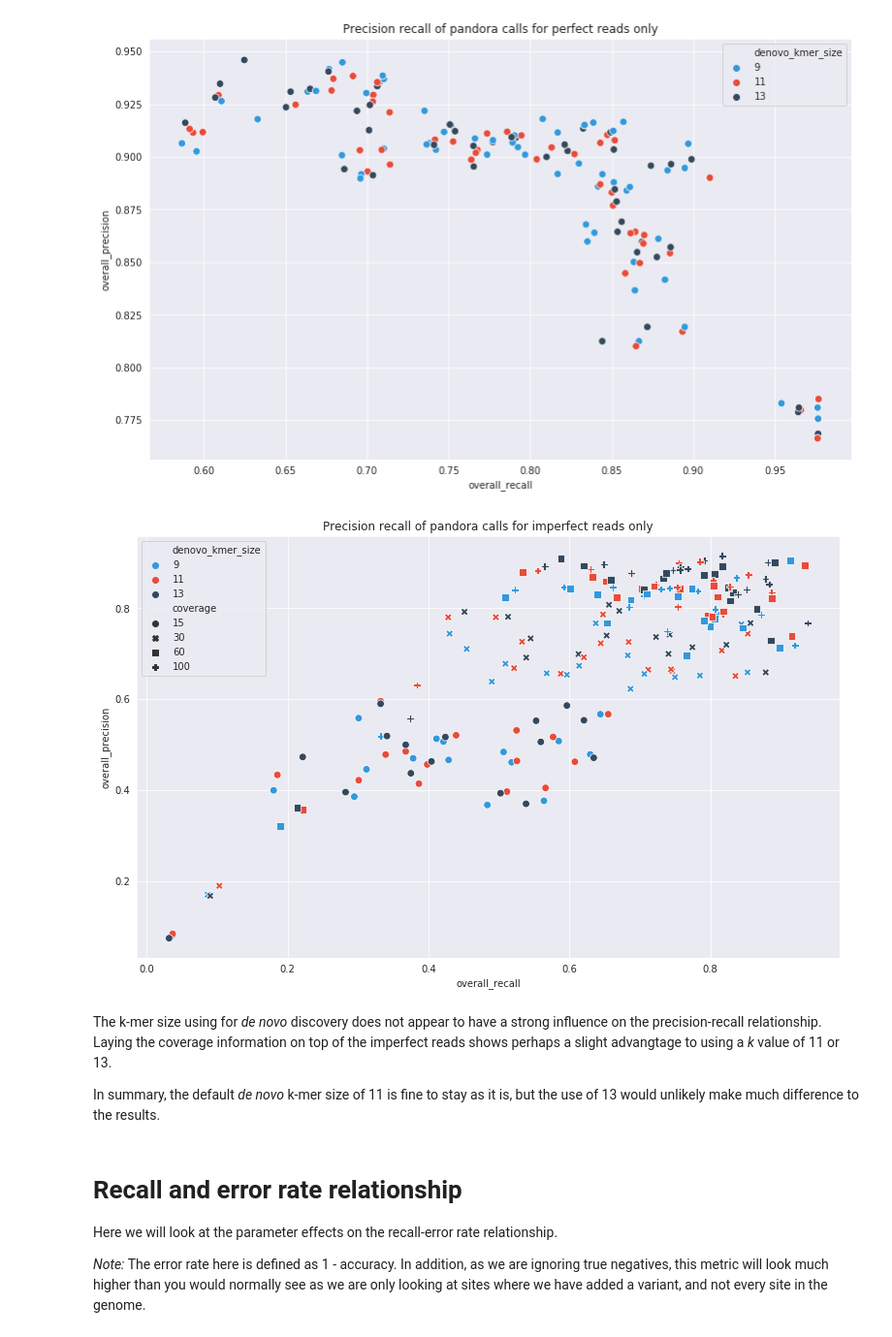
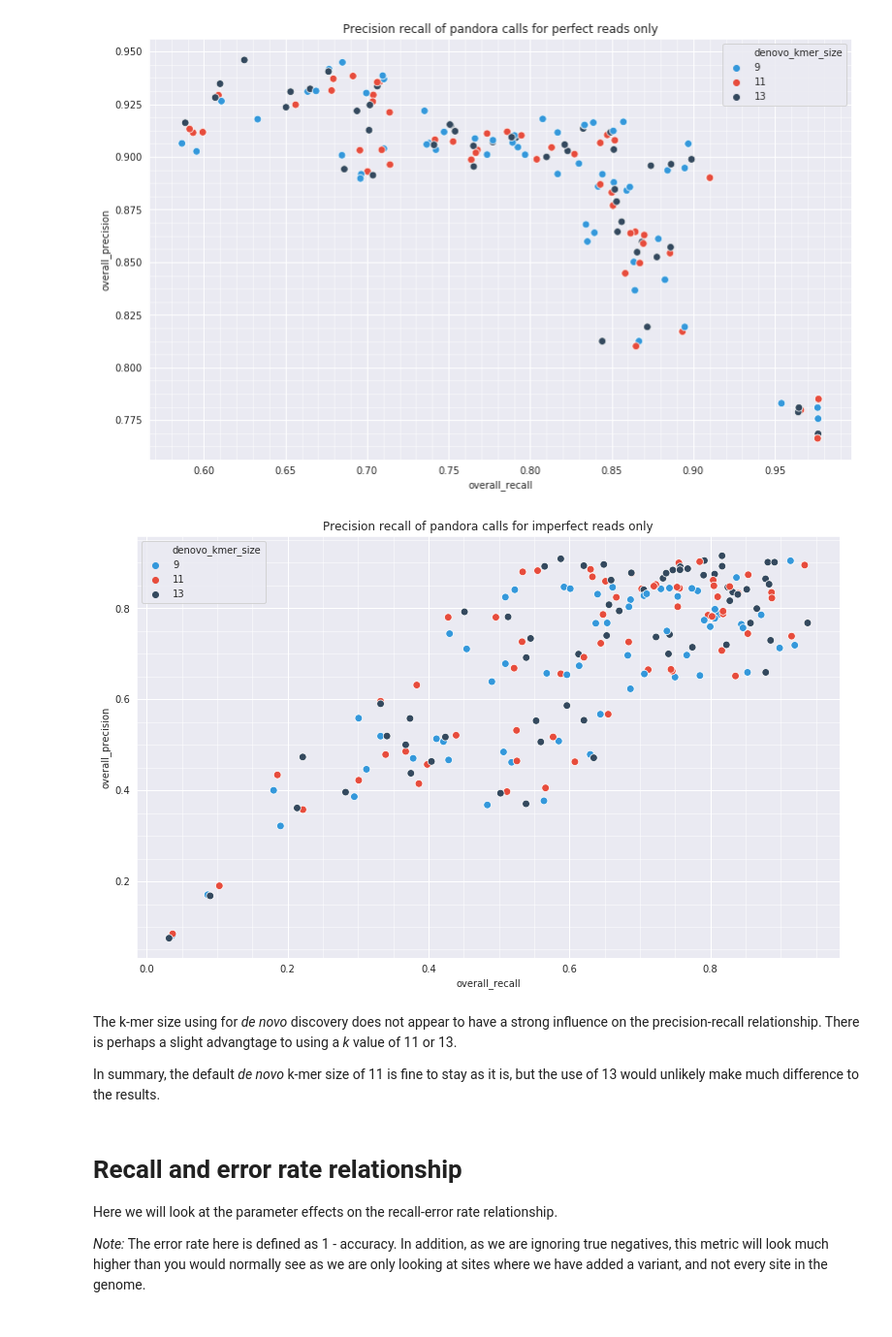
Before and after one commit to mbhall88/pandora_simulations, a Jupyter notebook: scripts/results.ipynb, the cells around one changed output. Shown at 97% size. Saved outputs shown, nothing was run; the diff lists cells and outputs as text; code cells hidden in the pictures.

```diff
--- a/scripts/results.ipynb
+++ b/scripts/results.ipynb
@@ -376,19 +447,23 @@ _ = plot.set(title="Precision recall of pandora calls for perfect reads only")
 # %%
 fig, ax = plt.subplots(figsize=FIGSIZE)
 plot = sns.scatterplot(x="overall_recall",
                        y="overall_precision",
                        data=imperfect_df,
                        ax=ax,
                        palette=CMAP[:3],
-                       style="coverage",
+#                        style="coverage",
                        hue="denovo_kmer_size",
                        legend="full",
                        s=POINT_SIZE)
 _ = plot.set(title="Precision recall of pandora calls for imperfect reads only")
+ax.get_xaxis().set_minor_locator(mpl.ticker.AutoMinorLocator())
+ax.get_yaxis().set_minor_locator(mpl.ticker.AutoMinorLocator())
+ax.grid(b=True, which='major', color='w', linewidth=1.0)
+ax.grid(b=True, which='minor', color='w', linewidth=0.5)
 # %% [output]
-[figure, old version]
+[figure, new version]
 # %% [markdown]
-The k-mer size using for *de novo* discovery does not appear to have a strong influence on the precision-recall relationship. Laying the coverage information on top of the imperfect reads shows perhaps a slight advangtage to using a *k* value of 11 or 13.
+The k-mer size using for *de novo* discovery does not appear to have a strong influence on the precision-recall relationship. There is perhaps a slight advangtage to using a *k* value of 11 or 13.
 
 In summary, the default *de novo* k-mer size of 11 is fine to stay as it is, but the use of 13 would unlikely make much difference to the results.
 # %% [markdown]
```
Also changed, not shown: parts of 33 cells of this notebook.
